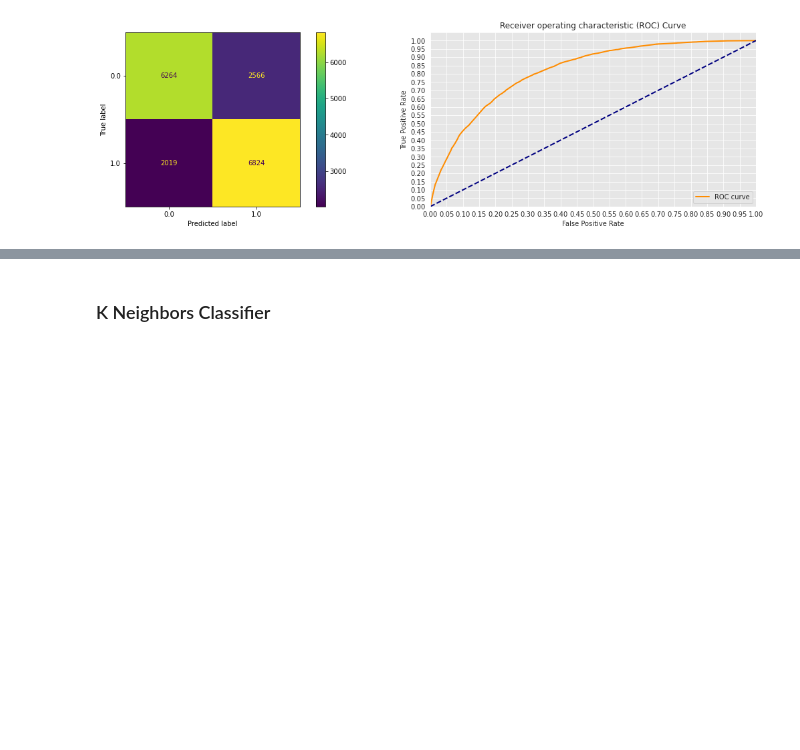
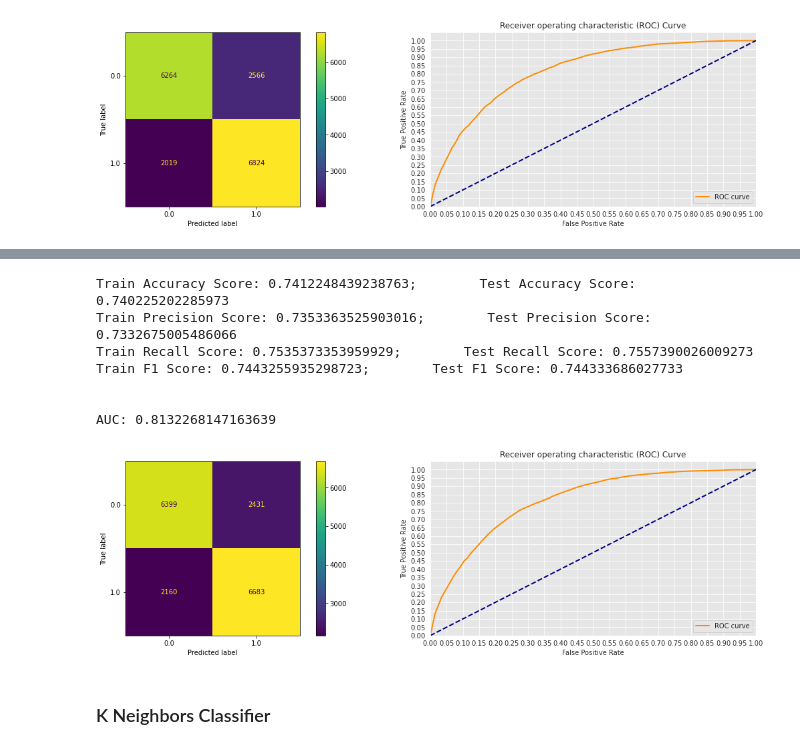
Before and after one commit to ChumpyDuelle/detecting-diabetes-with-machine-learning, a Jupyter notebook: detecting-diabetes-with-machine-learning.ipynb, the cells around one changed output, grey strips where cells are left out. Cells and saved outputs as stored; diff of their text form; code cells hidden in the pictures; blank space fills up the shorter version.

```diff
--- a/detecting-diabetes-with-machine-learning.ipynb
+++ b/detecting-diabetes-with-machine-learning.ipynb
@@ -1099,4 +1101,24 @@ AUC: 0.8050799341065977
 [figure]
+# %%
+dtc3_param_grid = {'criterion': ('gini', 'entropy'),
+                   'max_depth': (None, 2, 3, 4, 5, 6),
+                   'min_samples_split': (2, 5, 10),
+                   'min_samples_leaf': (1, 2, 3, 4, 5, 6)}
+# %%
+dtc3 = GridSearchCV(estimator = DecisionTreeClassifier(random_state = 42),
+                    param_grid = dtc3_param_grid,
+                    cv = 5).fit(X = X_train_scaled, y = y_train)
+# %%
+evaluate(dtc3)
+# %% [output]
+Train Accuracy Score: 0.7412248439238763;        Test Accuracy Score: 0.740225202285973
+Train Precision Score: 0.7353363525903016;        Test Precision Score: 0.7332675005486066
+Train Recall Score: 0.7535373353959929;        Test Recall Score: 0.7557390026009273
+Train F1 Score: 0.7443255935298723;        Test F1 Score: 0.744333686027733
+
+
+AUC: 0.8132268147163639
+[figure, added]
 # %% [markdown]
 ### K Neighbors Classifier
 # %%
```
Also changed, not shown: parts of 14 cells of this notebook.
